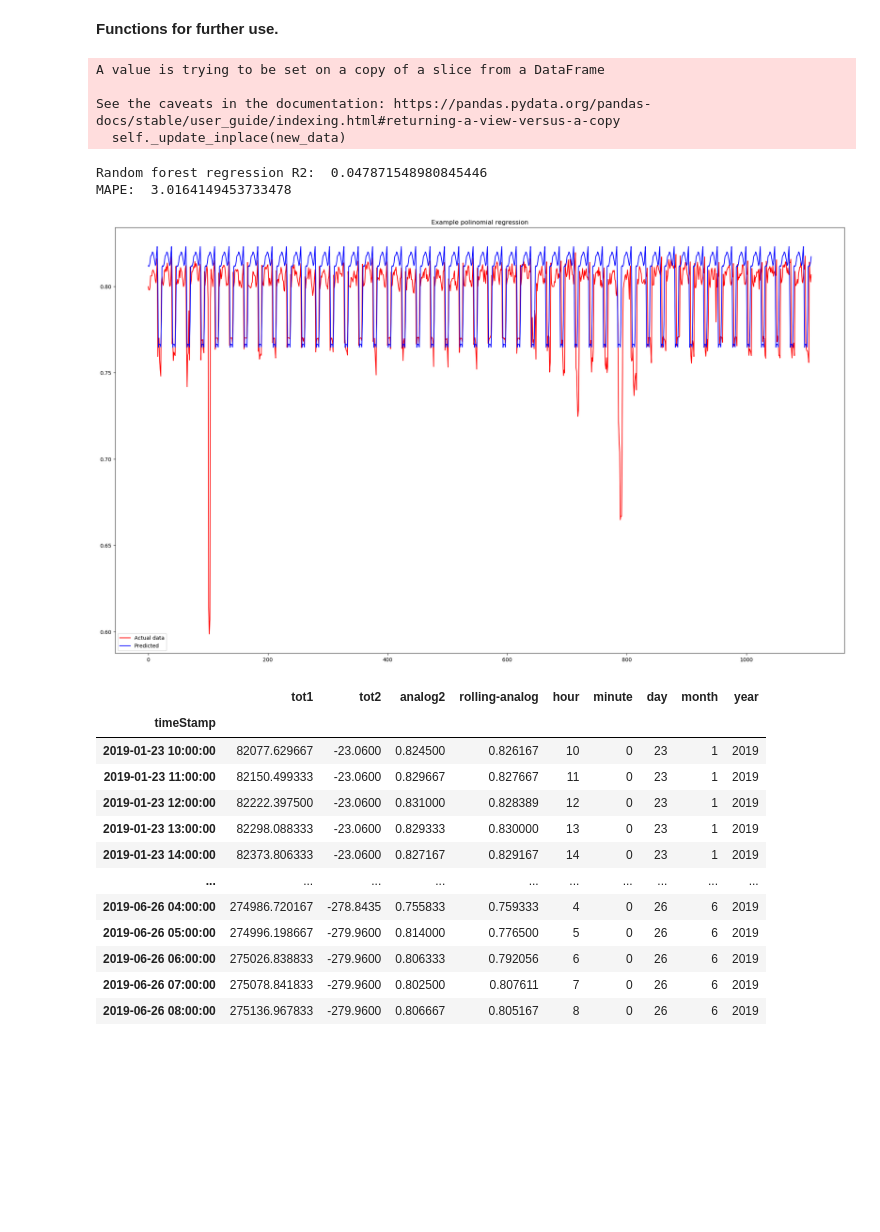
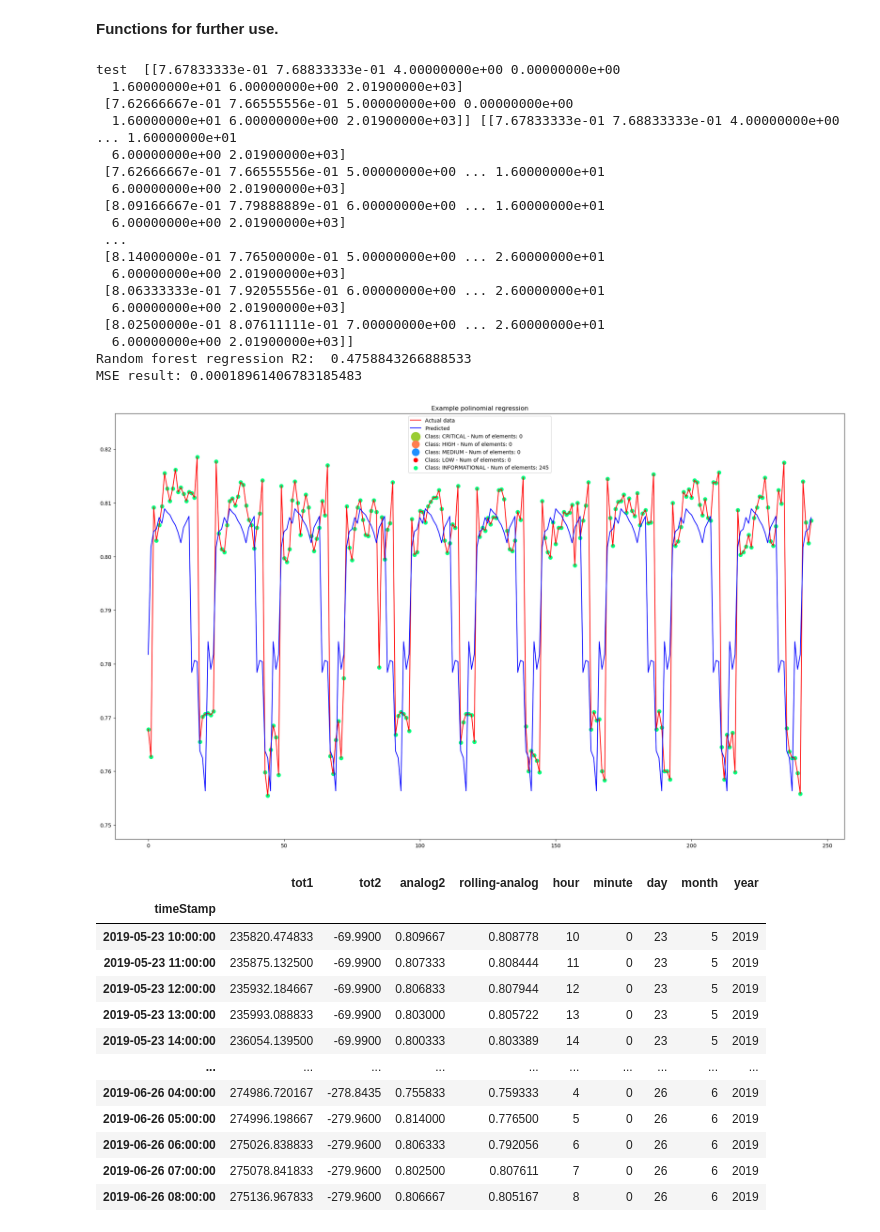
Before and after one commit to Zan-23/IJS_water_loss, a Jupyter notebook: notebooks/Anomaly detector .ipynb, the cells around one changed output. Drawn from its saved outputs; the diff is of its cells as text; code cells hidden in the pictures; blank space fills up the shorter version.

```diff
--- a/notebooks/Anomaly detector .ipynb
+++ b/notebooks/Anomaly detector .ipynb
@@ -217,31 +229,85 @@ def normalize_data(data):
+# %%
+def poli_regression(learn, test):
+    X_train = learn[:, 2:4]
+    X_test = test[:, 2:4]
+
+    y_train = learn[:, 0:1]
+    y_test = test[:, 0:1]
+    # print(X_train)
+    # RANDOM FOREST
+    # Instantiate model with 1000 decision trees
+    regressor_rf = RandomForestRegressor(n_estimators = 1000, random_state = 42)
+    # Train the model on training data
+    regressor_rf.fit(X_train, y_train.ravel())
+    y_pred_rf = regressor_rf.predict(X_test)
+
+    r2_random_f = r2_score(y_test, y_pred_rf)
+    print("Random forest regression R2: ", r2_random_f)
+
+    # print("MAPE: ", mean_absolute_percentage_error(y_test, y_pred_rf))
+    diff = mean_squared_error(y_test, y_pred_rf)
+    print("MSE result:", diff)
+
+    check_state(y_test, y_pred_rf)["CRITICAL"]
+    draw_target_value(y_pred_rf, y_test)
+
+def draw_target_value(y_pred, y_test):
+    plt.plot([i for i in range(len(y_test))], y_test, color='red', label="Actual data")
+    plt.plot([i for i in range(len(y_pred))], y_pred, color='blue', label="Predicted")
+    plt.title('Example polinomial regression')
+    plt.legend()
+    plt.xlabel('')
+    plt.ylabel('')
+    plt.show()
+
+def normalize_data(data):
+    data = ((data - data.min()) / (data.max() - data.min()))
+    return data
 # %%
+import warnings
+warnings.simplefilter(action='ignore')
+
 def main_function(data, window_width):
-    work_data = data_sel("2019-01-23 08:00:00", "2019-06-26 08:00:00", data)
+    work_data = data_sel("2019-05-23 08:00:00", "2019-06-26 08:00:00", data)
     rolling_data = add_rolling_column(work_data, window_width)
     # rolling_data = normalize_data(rolling_data)
 
     learn, test = split_learn_test(rolling_data)
     # print(learn[:3, 1:], test[:3, 1:], learn[:3, 0:1], test[:3, 0:1])
+
+    plt.figure(figsize=(25, 15), dpi= 100)
     poli_regression(learn, test)
 
     return rolling_data
 
 main_function(data_249_15_avg, 3)
 # %% [output]
-A value is trying to be set on a copy of a slice from a DataFrame
-
-See the caveats in the documentation: https://pandas.pydata.org/pandas-docs/stable/user_guide/indexing.html#returning-a-view-versus-a-copy
-  self._update_inplace(new_data)
+test  [[7.67833333e-01 7.68833333e-01 4.00000000e+00 0.00000000e+00
+  1.60000000e+01 6.00000000e+00 2.01900000e+03]
+ [7.62666667e-01 7.66555556e-01 5.00000000e+00 0.00000000e+00
+  1.60000000e+01 6.00000000e+00 2.01900000e+03]] [[7.67833333e-01 7.68833333e-01 4.00000000e+00 ... 1.60000000e+01
+  6.00000000e+00 2.01900000e+03]
+ [7.62666667e-01 7.66555556e-01 5.00000000e+00 ... 1.60000000e+01
+  6.00000000e+00 2.01900000e+03]
+ [8.09166667e-01 7.79888889e-01 6.00000000e+00 ... 1.60000000e+01
+  6.00000000e+00 2.01900000e+03]
+ ...
+ [8.14000000e-01 7.76500000e-01 5.00000000e+00 ... 2.60000000e+01
+  6.00000000e+00 2.01900000e+03]
+ [8.06333333e-01 7.92055556e-01 6.00000000e+00 ... 2.60000000e+01
+  6.00000000e+00 2.01900000e+03]
+ [8.02500000e-01 8.07611111e-01 7.00000000e+00 ... 2.60000000e+01
+  6.00000000e+00 2.01900000e+03]]
+Random forest regression R2:  0.4758843266888533
+MSE result: 0.00018961406783185483
-Random forest regression R2:  0.047871548980845446
-MAPE:  3.0164149453733478
-[figure, old version]
+[figure, new version]
 |  | tot1 | tot2 | analog2 | rolling-analog | hour | minute | day | month | year |
 | timeStamp |  |  |  |  |  |  |  |  |  |
-| 2019-01-23 10:00:00 | 82077.629667 | -23.0600 | 0.824500 | 0.826167 | 10 | 0 | 23 | 1 | 2019 |
-| 2019-01-23 11:00:00 | 82150.499333 | -23.0600 | 0.829667 | 0.827667 | 11 | 0 | 23 | 1 | 2019 |
-| 2019-01-23 12:00:00 | 82222.397500 | -23.0600 | 0.831000 | 0.828389 | 12 | 0 | 23 | 1 | 2019 |
-| 2019-01-23 13:00:00 | 82298.088333 | -23.0600 | 0.829333 | 0.830000 | 13 | 0 | 23 | 1 | 2019 |
-| 2019-01-23 14:00:00 | 82373.806333 | -23.0600 | 0.827167 | 0.829167 | 14 | 0 | 23 | 1 | 2019 |
+| 2019-05-23 10:00:00 | 235820.474833 | -69.9900 | 0.809667 | 0.808778 | 10 | 0 | 23 | 5 | 2019 |
+| 2019-05-23 11:00:00 | 235875.132500 | -69.9900 | 0.807333 | 0.808444 | 11 | 0 | 23 | 5 | 2019 |
+| 2019-05-23 12:00:00 | 235932.184667 | -69.9900 | 0.806833 | 0.807944 | 12 | 0 | 23 | 5 | 2019 |
+| 2019-05-23 13:00:00 | 235993.088833 | -69.9900 | 0.803000 | 0.805722 | 13 | 0 | 23 | 5 | 2019 |
+| 2019-05-23 14:00:00 | 236054.139500 | -69.9900 | 0.800333 | 0.803389 | 14 | 0 | 23 | 5 | 2019 |
 | ... | ... | ... | ... | ... | ... | ... | ... | ... | ... |
 | 2019-06-26 04:00:00 | 274986.720167 | -278.8435 | 0.755833 | 0.759333 | 4 | 0 | 26 | 6 | 2019 |
 | 2019-06-26 05:00:00 | 274996.198667 | -279.9600 | 0.814000 | 0.776500 | 5 | 0 | 26 | 6 | 2019 |
```
Also changed, not shown: parts of 5 cells of this notebook, 2 other files.
